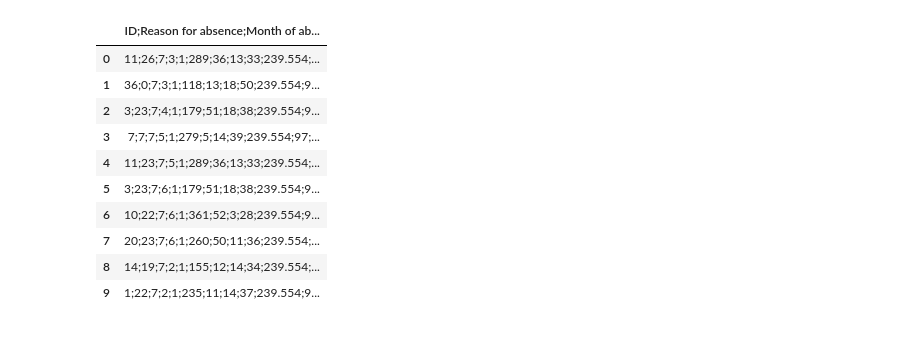
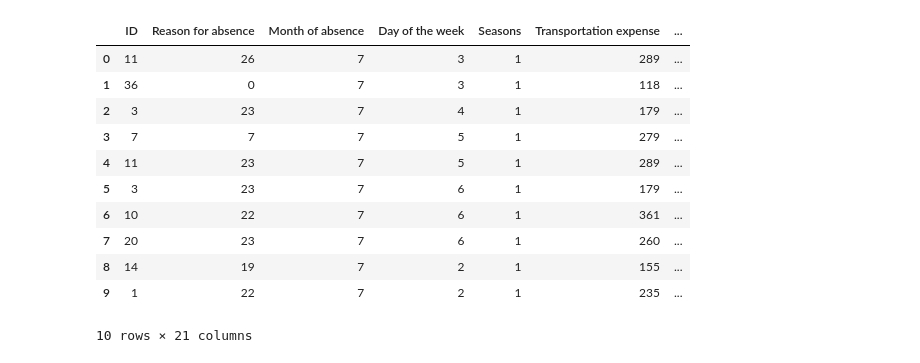
Before and after one commit to Maansy/Absenteeism-at-Work, a Jupyter notebook: AbsenteeismAtWork.ipynb, the cells around one changed output. Drawn from its saved outputs; the diff is of its cells as text; code cells hidden in the pictures.

```diff
--- a/AbsenteeismAtWork.ipynb
+++ b/AbsenteeismAtWork.ipynb
@@ -6,15 +7,16 @@ import seaborn as sns
 # %%
-df = pd.read_csv('data/Absenteeism_at_work.csv',)
+df = pd.read_csv('data/Absenteeism_at_work.csv',sep=';')
 df.head(10)
 # %% [output]
-|  | ID;Reason for absence;Month of ab... |
-| 0 | 11;26;7;3;1;289;36;13;33;239.554;... |
-| 1 | 36;0;7;3;1;118;13;18;50;239.554;9... |
-| 2 | 3;23;7;4;1;179;51;18;38;239.554;9... |
-| 3 | 7;7;7;5;1;279;5;14;39;239.554;97;... |
-| 4 | 11;23;7;5;1;289;36;13;33;239.554;... |
-| 5 | 3;23;7;6;1;179;51;18;38;239.554;9... |
-| 6 | 10;22;7;6;1;361;52;3;28;239.554;9... |
-| 7 | 20;23;7;6;1;260;50;11;36;239.554;... |
-| 8 | 14;19;7;2;1;155;12;14;34;239.554;... |
-| 9 | 1;22;7;2;1;235;11;14;37;239.554;9... |
+|  | ID | Reason for absence | Month of absence | Day of the week | Seasons | Transportation expense | ... |
+| 0 | 11 | 26 | 7 | 3 | 1 | 289 | ... |
+| 1 | 36 | 0 | 7 | 3 | 1 | 118 | ... |
+| 2 | 3 | 23 | 7 | 4 | 1 | 179 | ... |
+| 3 | 7 | 7 | 7 | 5 | 1 | 279 | ... |
+| 4 | 11 | 23 | 7 | 5 | 1 | 289 | ... |
+| 5 | 3 | 23 | 7 | 6 | 1 | 179 | ... |
+| 6 | 10 | 22 | 7 | 6 | 1 | 361 | ... |
+| 7 | 20 | 23 | 7 | 6 | 1 | 260 | ... |
+| 8 | 14 | 19 | 7 | 2 | 1 | 155 | ... |
+| 9 | 1 | 22 | 7 | 2 | 1 | 235 | ... |
+10 rows × 21 columns
```
Also changed, not shown: parts of 6 cells of this notebook, 2 other files.
